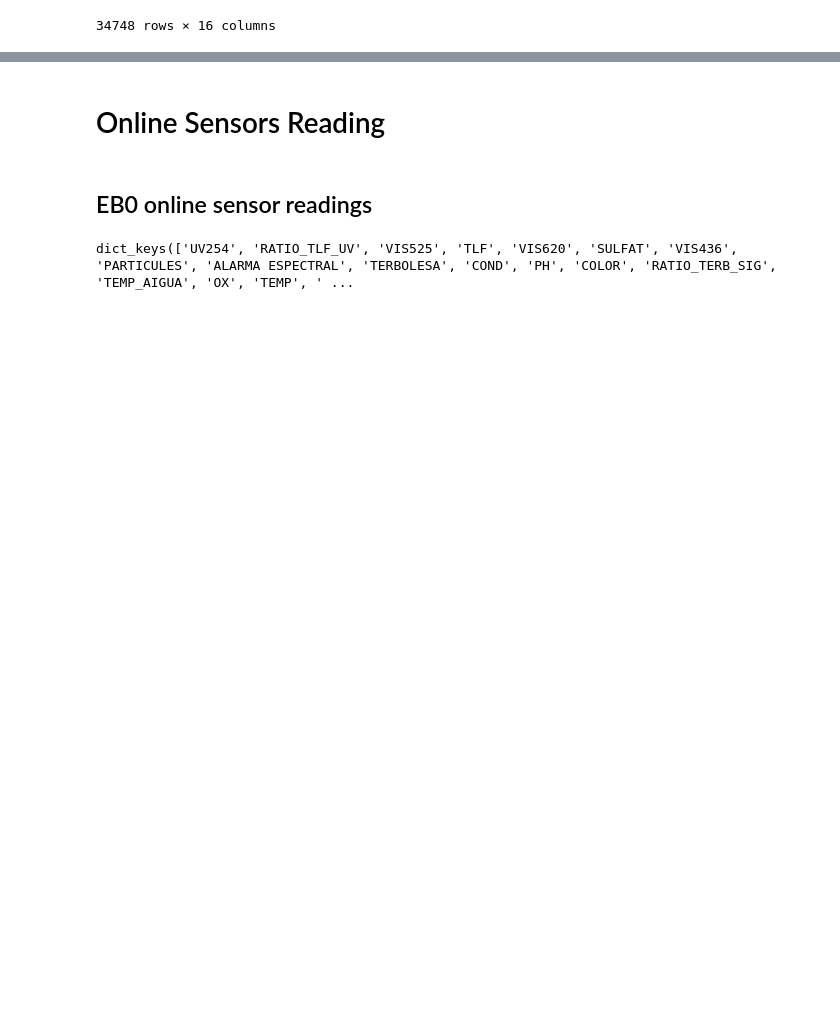
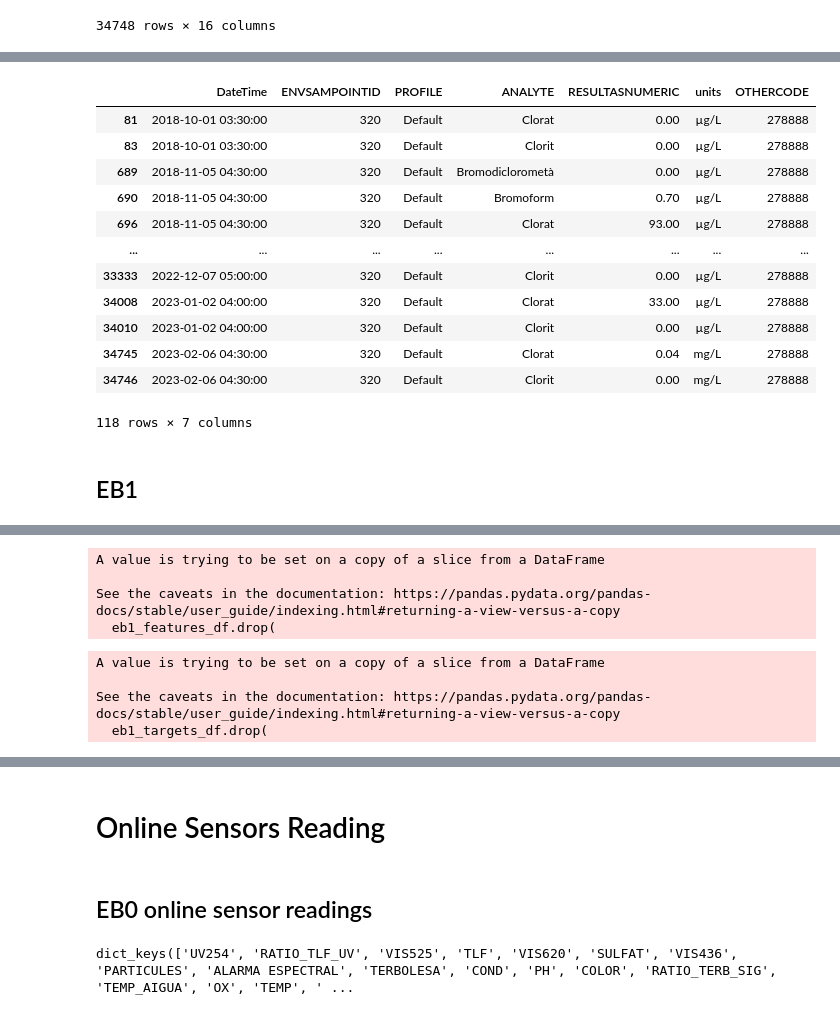
Before and after one commit to MassimilianoArca/SafeCREW, a Jupyter notebook: safecrew/tarragona/data_preprocessing/lab_sensor.ipynb, the cells around one changed output, grey strips where cells are left out. Saved outputs shown, nothing was run; the diff lists cells and outputs as text; code cells hidden in the pictures; blank space fills up the shorter version.

```diff
--- a/safecrew/tarragona/data_preprocessing/lab_sensor.ipynb
+++ b/safecrew/tarragona/data_preprocessing/lab_sensor.ipynb
@@ -102,0 +121,16 @@ eb0_measure_features = [
+# %%
+eb0_targets_df = eb0_measure_df[eb0_measure_df["ANALYTE"].isin(eb0_measure_targets)]
+
+eb0_targets_df.drop(
+    columns=[
+        "any_",
+        "FOLDERNO",
+        "APPRSTS",
+        "CLSAMPNO",
+        "DISPSTS",
+        "TESTNO",
+        "SINONYM",
+        "SINAC_SENDED",
+    ],
+    inplace=True,
+)
@@ -103,3 +200,21 @@ eb0_measure_features = [
+# %%
+eb0_targets_df
+# %% [output]
+|  | DateTime | ENVSAMPOINTID | PROFILE | ANALYTE | RESULTASNUMERIC | units | OTHERCODE |
+| 81 | 2018-10-01 03:30:00 | 320 | Default | Clorat | 0.00 | µg/L | 278888 |
+| 83 | 2018-10-01 03:30:00 | 320 | Default | Clorit | 0.00 | µg/L | 278888 |
+| 689 | 2018-11-05 04:30:00 | 320 | Default | Bromodiclorometà | 0.00 | µg/L | 278888 |
+| 690 | 2018-11-05 04:30:00 | 320 | Default | Bromoform | 0.70 | µg/L | 278888 |
+| 696 | 2018-11-05 04:30:00 | 320 | Default | Clorat | 93.00 | µg/L | 278888 |
+| ... | ... | ... | ... | ... | ... | ... | ... |
+| 33333 | 2022-12-07 05:00:00 | 320 | Default | Clorit | 0.00 | µg/L | 278888 |
+| 34008 | 2023-01-02 04:00:00 | 320 | Default | Clorat | 33.00 | µg/L | 278888 |
+| 34010 | 2023-01-02 04:00:00 | 320 | Default | Clorit | 0.00 | µg/L | 278888 |
+| 34745 | 2023-02-06 04:30:00 | 320 | Default | Clorat | 0.04 | mg/L | 278888 |
+| 34746 | 2023-02-06 04:30:00 | 320 | Default | Clorit | 0.00 | mg/L | 278888 |
+118 rows × 7 columns
+# %% [markdown]
+## EB1
 # %%
 raw_eb1_measure_df
 # %% [output]
@@ -162,0 +293,42 @@ eb1_measure_features = [
+# %%
+eb1_features_df = eb1_measure_df[eb1_measure_df["ANALYTE"].isin(eb1_measure_features)]
+
+eb1_features_df.drop(
+    columns=[
+        "any_",
+        "FOLDERNO",
+        "APPRSTS",
+        "CLSAMPNO",
+        "DISPSTS",
+        "TESTNO",
+        "SINONYM",
+        "SINAC_SENDED",
+    ],
+    inplace=True,
+)
+# %% [output]
+A value is trying to be set on a copy of a slice from a DataFrame
+
+See the caveats in the documentation: https://pandas.pydata.org/pandas-docs/stable/user_guide/indexing.html#returning-a-view-versus-a-copy
+  eb1_features_df.drop(
+# %%
+eb1_targets_df = eb1_measure_df[eb1_measure_df["ANALYTE"].isin(eb1_measure_targets)]
+
+eb1_targets_df.drop(
+    columns=[
+        "any_",
+        "FOLDERNO",
+        "APPRSTS",
+        "CLSAMPNO",
+        "DISPSTS",
+        "TESTNO",
+        "SINONYM",
+        "SINAC_SENDED",
+    ],
+    inplace=True,
+)
+# %% [output]
+A value is trying to be set on a copy of a slice from a DataFrame
+
+See the caveats in the documentation: https://pandas.pydata.org/pandas-docs/stable/user_guide/indexing.html#returning-a-view-versus-a-copy
+  eb1_targets_df.drop(
```
Also changed, not shown: parts of 35 cells of this notebook, 2 other files.
